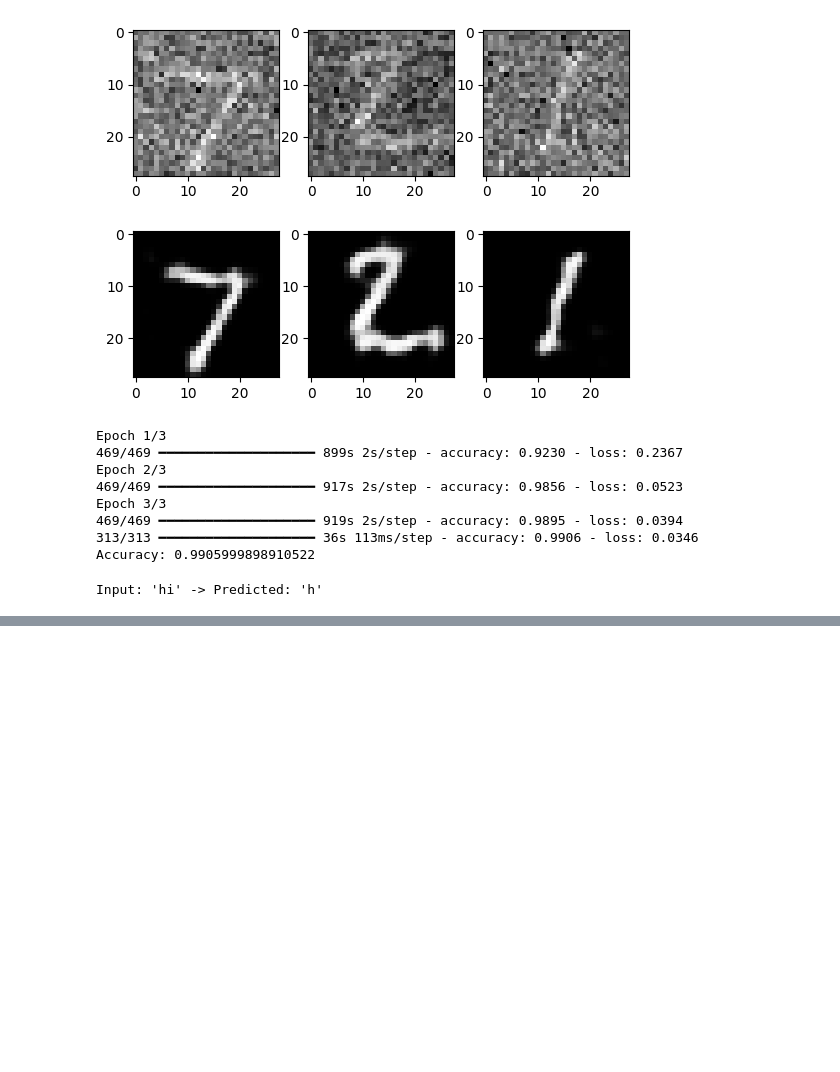
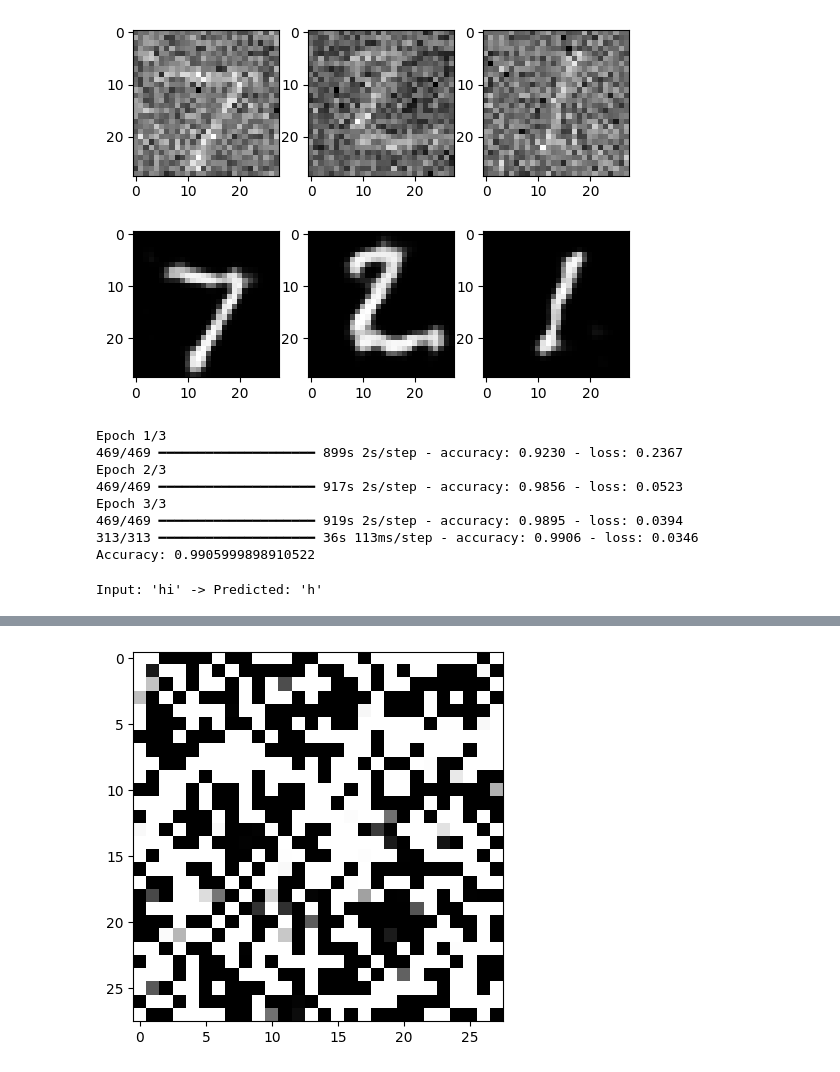
Before and after one commit to GodishalaAshwith/DeepLearning, a Jupyter notebook: DLExternal.ipynb, the cells around one changed output, grey strips where cells are left out. Saved outputs shown, nothing was run; the diff lists cells and outputs as text; code cells hidden in the pictures; blank space fills up the shorter version.

```diff
--- a/DLExternal.ipynb
+++ b/DLExternal.ipynb
@@ -850,0 +965,77 @@ Input: 'hi' -> Predicted: 'h'
+# %%
+#17 Simple GAN on MNIST
+
+from tensorflow.keras.datasets import mnist
+from tensorflow.keras.models import Sequential
+from tensorflow.keras.layers import Dense
+import numpy as np
+import matplotlib.pyplot as plt
+
+# Load Dataset
+(x_train, _), (_, _) = mnist.load_data()
+
+# Normalize
+x_train = x_train.reshape(-1,784) / 255.0
+
+# Generator
+generator = Sequential([
+    Dense(128, activation='relu', input_shape=(100,)),
+    Dense(784, activation='sigmoid')
+])
+
+# Discriminator
+discriminator = Sequential([
+    Dense(128, activation='relu', input_shape=(784,)),
+    Dense(1, activation='sigmoid')
+])
+
+discriminator.compile(
+    optimizer='adam',
+    loss='binary_crossentropy'
+)
+
+# GAN Model
+discriminator.trainable = False
+
+gan = Sequential([generator, discriminator])
+
+gan.compile(
+    optimizer='adam',
+    loss='binary_crossentropy'
+)
+
+# Training
+for i in range(10000):
+
+    # Real Images
+    idx = np.random.randint(0, x_train.shape[0], 32)
+
+    real = x_train[idx]
+
+    # Fake Images
+    noise = np.random.normal(0,1,(32,100))
+
+    fake = generator.predict(noise, verbose=0)
+
+    # Train Discriminator
+    discriminator.train_on_batch(real,
+                                 np.ones((32,1)))
+
+    discriminator.train_on_batch(fake,
+                                 np.zeros((32,1)))
+
+    # Train Generator
+    gan.train_on_batch(noise,
+                       np.ones((32,1)))
+
+# Generate Image
+noise = np.random.normal(0,1,(1,100))
+
+img = generator.predict(noise, verbose=0)
+
+# Display Generated Image
+plt.imshow(img.reshape(28,28), cmap='gray')
+
+plt.show()
+# %% [output]
+[figure, added]
```
Also changed, not shown: parts of 6 cells of this notebook.
